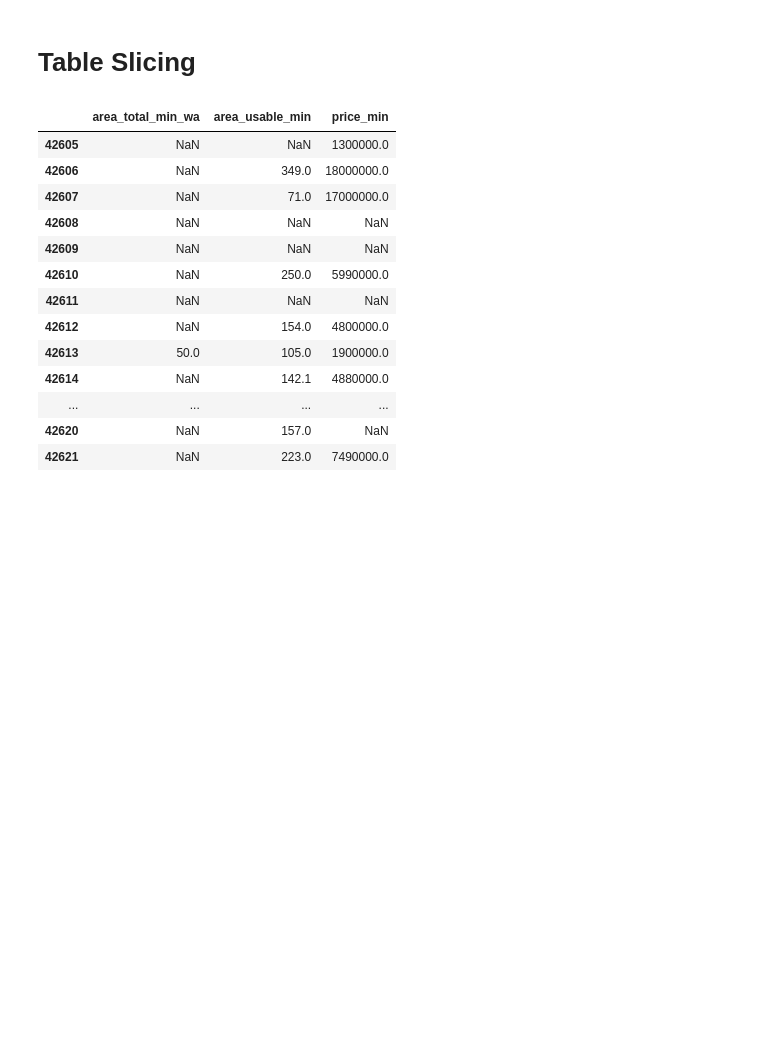
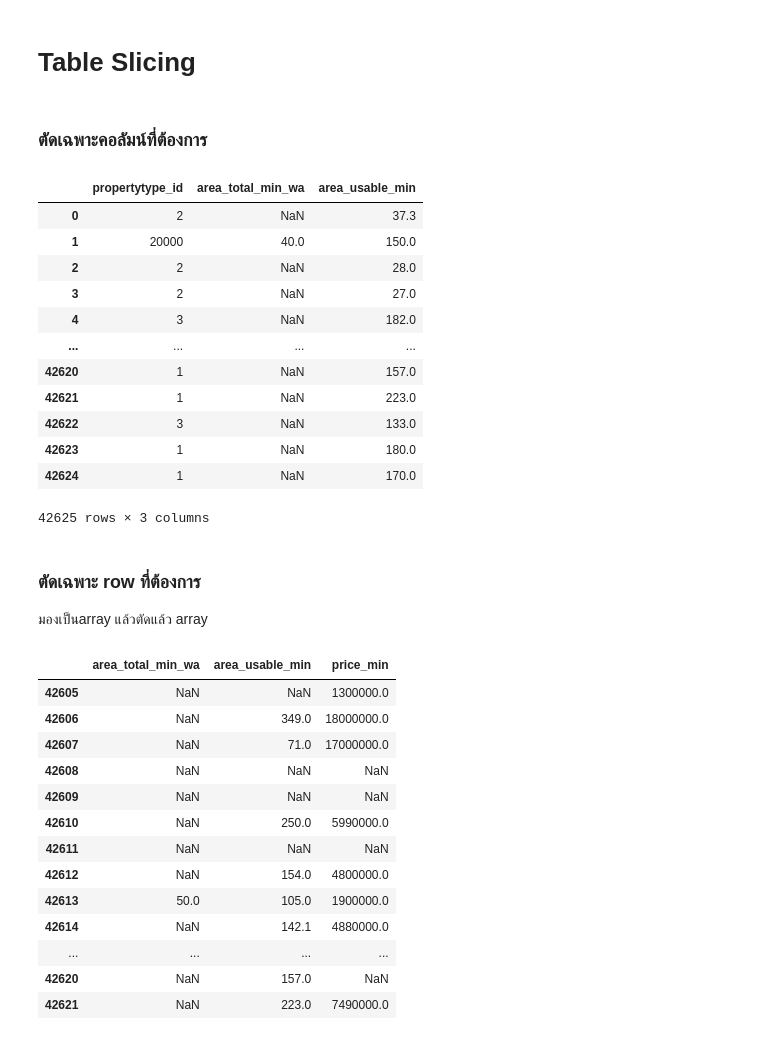
Before and after one commit to Aomaphisara/BasicProg_DataViz65, a Jupyter notebook: Pandas_Dataframe.ipynb, the cells around one changed output. Drawn from its saved outputs; the diff is of its cells as text; code cells hidden in the pictures; blank space fills up the shorter version.

```diff
--- a/Pandas_Dataframe.ipynb
+++ b/Pandas_Dataframe.ipynb
@@ -138,6 +138,29 @@ data1.iloc[-6,5]
 'Detached House'
 # %% [markdown]
 # Table Slicing
+# %% [markdown]
+### ตัดเฉพาะคอลัมน์ที่ต้องการ
+# %%
+data = data1[['propertytype_id','area_total_min_wa','area_usable_min']] #[[ใส่ list ของขื่อ คอลัมน์ ลำดับในการใส่สำคัญ ]]
+# %%
+data
+# %% [output]
+|  | propertytype_id | area_total_min_wa | area_usable_min |
+| 0 | 2 | NaN | 37.3 |
+| 1 | 20000 | 40.0 | 150.0 |
+| 2 | 2 | NaN | 28.0 |
+| 3 | 2 | NaN | 27.0 |
+| 4 | 3 | NaN | 182.0 |
+| ... | ... | ... | ... |
+| 42620 | 1 | NaN | 157.0 |
+| 42621 | 1 | NaN | 223.0 |
+| 42622 | 3 | NaN | 133.0 |
+| 42623 | 1 | NaN | 180.0 |
+| 42624 | 1 | NaN | 170.0 |
+42625 rows × 3 columns
+# %% [markdown]
+### ตัดเฉพาะ row ที่ต้องการ
+มองเป็นarray แล้วตัดแล้ว array
 # %%
 data1.iloc[-20:,7:10]
 # %% [output]
```
Also changed, not shown: parts of 24 cells of this notebook.
